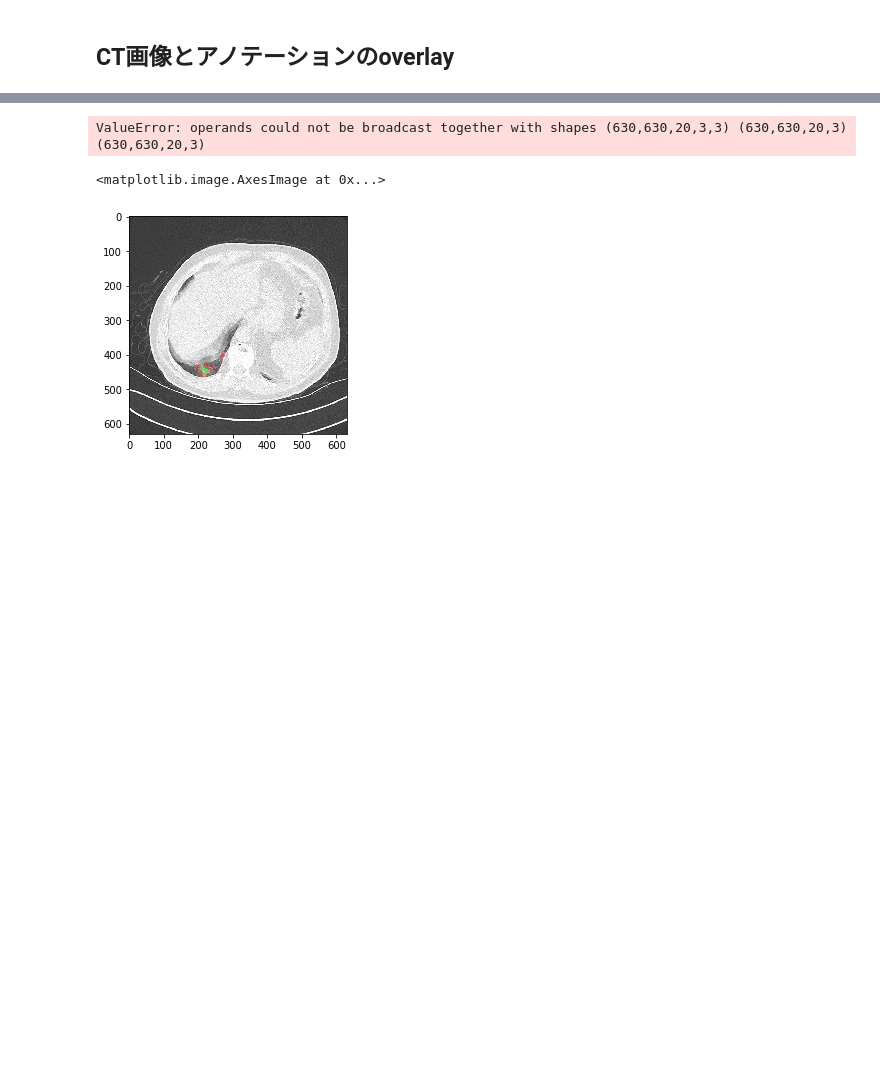
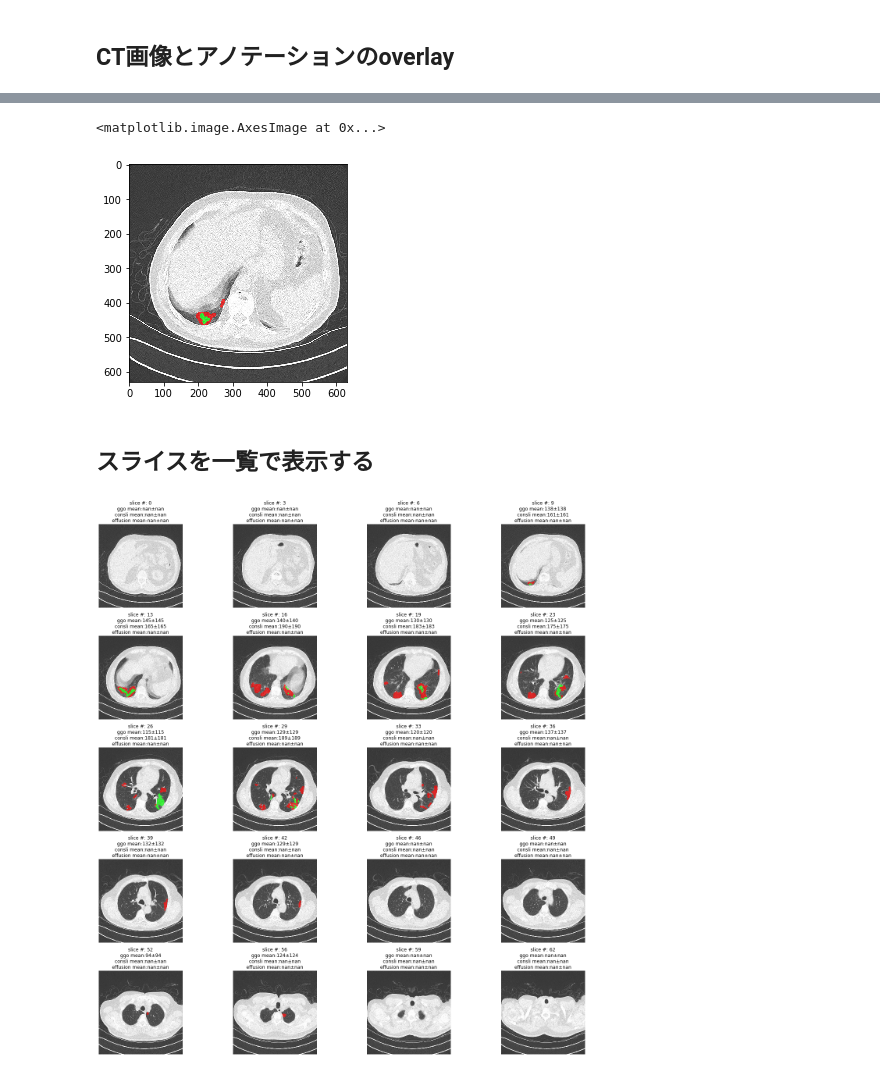
Before and after one commit to okazaki2020/udemy-kame-python, a Jupyter notebook: 演習/covid.ipynb, the cells around one changed output, grey strips where cells are left out. Cells and saved outputs as stored; diff of their text form; code cells hidden in the pictures; blank space fills up the shorter version.

```diff
--- a/演習/covid.ipynb
+++ b/演習/covid.ipynb
@@ -23,14 +20,14 @@ df = myctvis.get_df_all()
 sample_path = df["FilePathImage"].iloc[0]
 data = myctvis.load_nifti(sample_path)
 #メモリきついためデータ削減
-data = data[:,:,:20]
+#data = data[:,:,:20]
 # %% [markdown]
 ## マスクデータをRGBにする
 # %%
 p = df["FilePathMask"][0]
 seg_data = myctvis.load_nifti(p)
 #メモリきついためデータ削減
-seg_data = seg_data[:,:,:20]
+#seg_data = seg_data[:,:,:20]
 mask_color = myctvis.label_color(seg_data)
 # %% [markdown]
 ## CTデータをhuからグレイスケールに変換する
@@ -50,4 +38,2 @@ overlayed = np.where(mask_filter, gray_volume*0.7 + mask_color*0.3, gray_volume)
 # %%
-overlayed = overlay(gray_volume,mask_filter,mask_color,0.5)
+overlayed = myctvis.overlay(gray_volume,seg_data,mask_color,0.7)
-# %% [output]
-ValueError: operands could not be broadcast together with shapes (630,630,20,3,3) (630,630,20,3) (630,630,20,3)
@@ -62,4 +41,10 @@ def overlay(gray_volume, mask_volume, mask_color, alpha=0.3):
 plt.imshow(overlayed[:,:,10])
 # %% [output]
 <matplotlib.image.AxesImage at 0x...>
-[figure, old version]
+[figure, new version]
+# %% [markdown]
+## スライスを一覧で表示する
+# %%
+myctvis.vis_overlay(overlayed,gray_volume,seg_data)
+# %% [output]
+[figure, added]
```
Also changed, not shown: parts of 8 cells of this notebook, 1 other file.
